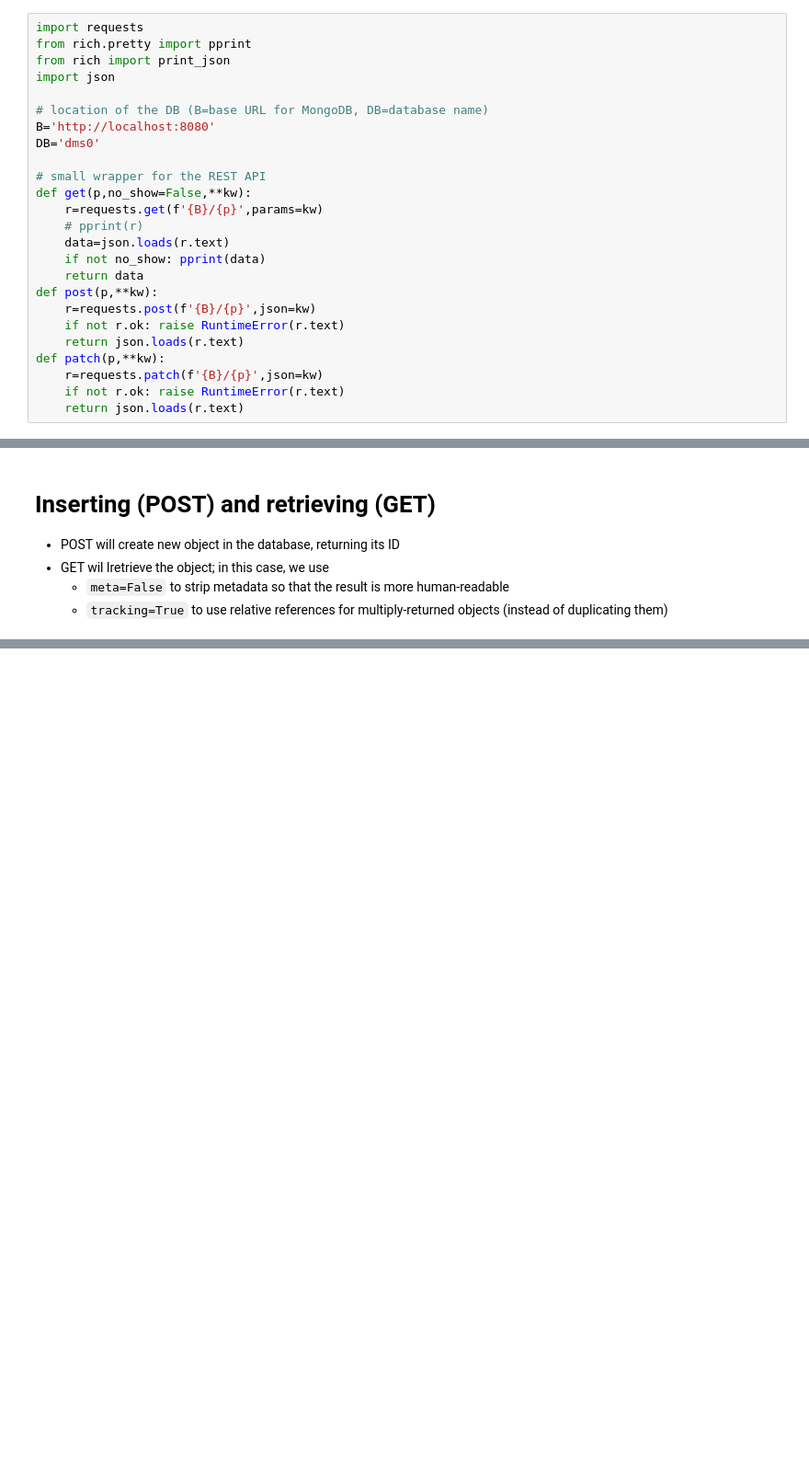
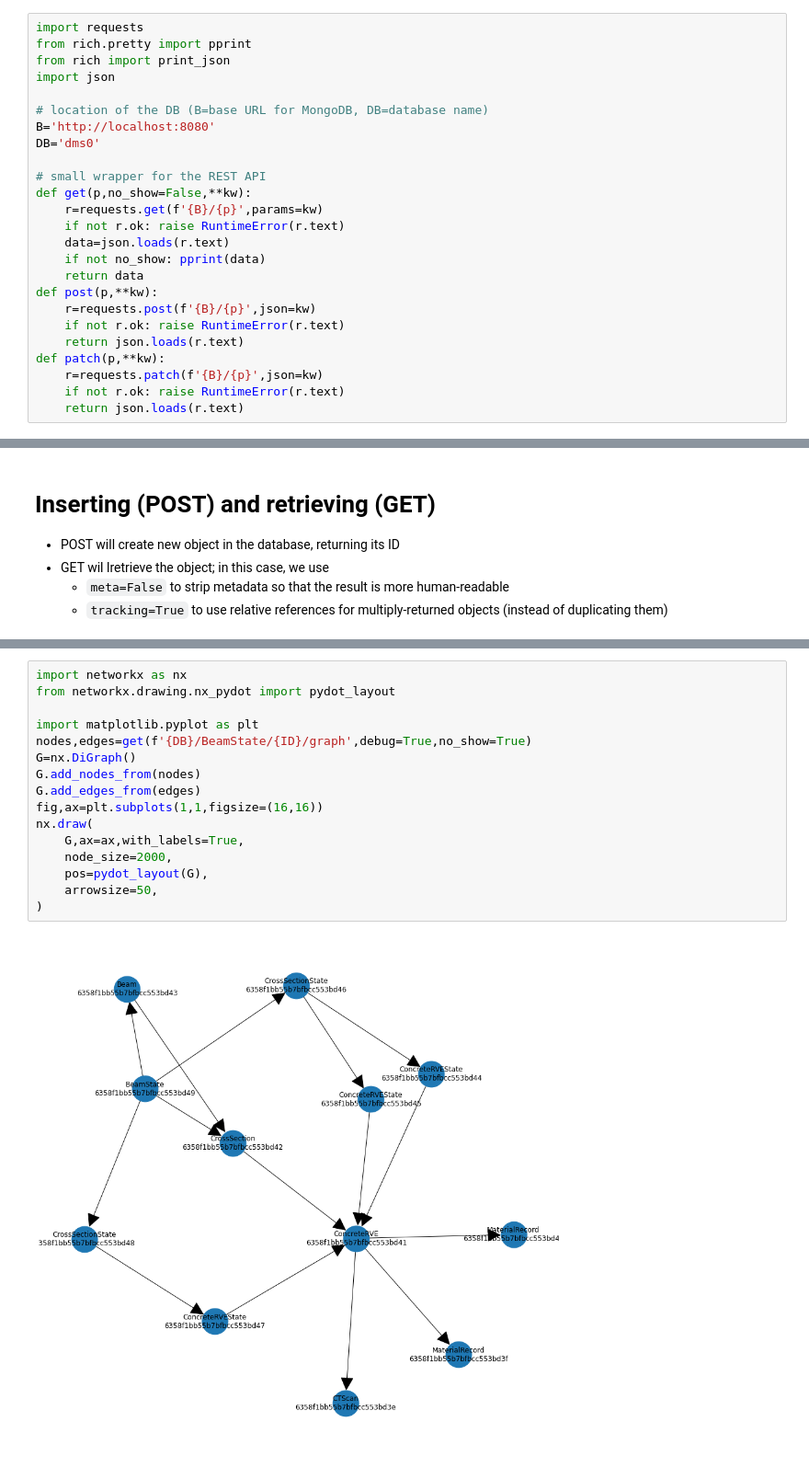
Before and after one commit to mupif/EDM, a Jupyter notebook: jupyter/04-dms-data.ipynb, the cells around one changed output, grey strips where cells are left out. Shown: that part at 92% size. Cells and saved outputs as stored; diff of their text form; blank space fills up the shorter version.

```diff
--- a/jupyter/04-dms-data.ipynb
+++ b/jupyter/04-dms-data.ipynb
@@ -13,7 +13,7 @@ DB='dms0'
 # small wrapper for the REST API
 def get(p,no_show=False,**kw):
     r=requests.get(f'{B}/{p}',params=kw)
-    # pprint(r)
+    if not r.ok: raise RuntimeError(r.text)
     data=json.loads(r.text)
     if not no_show: pprint(data)
     return data
@@ -148,0 +152,18 @@ get(f'dms0/BeamState/{ID}',tracking=True);
+# %%
+import networkx as nx
+from networkx.drawing.nx_pydot import pydot_layout
+
+import matplotlib.pyplot as plt
+nodes,edges=get(f'{DB}/BeamState/{ID}/graph',debug=True,no_show=True)
+G=nx.DiGraph()
+G.add_nodes_from(nodes)
+G.add_edges_from(edges)
+fig,ax=plt.subplots(1,1,figsize=(16,16))
+nx.draw(
+    G,ax=ax,with_labels=True,
+    node_size=2000,
+    pos=pydot_layout(G),
+    arrowsize=50,
+)
+# %% [output]
+[figure, added]
```
Also changed, not shown: parts of 7 cells of this notebook, 3 other files.
